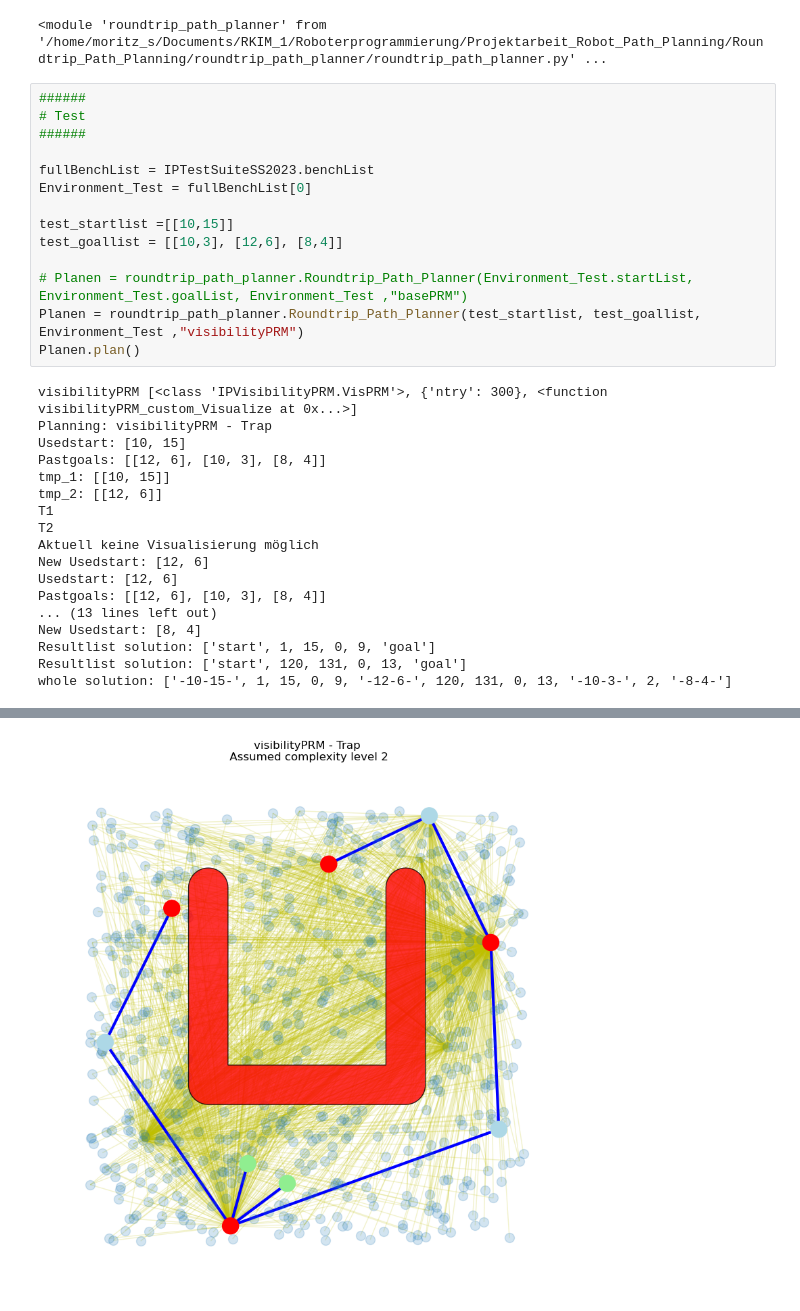
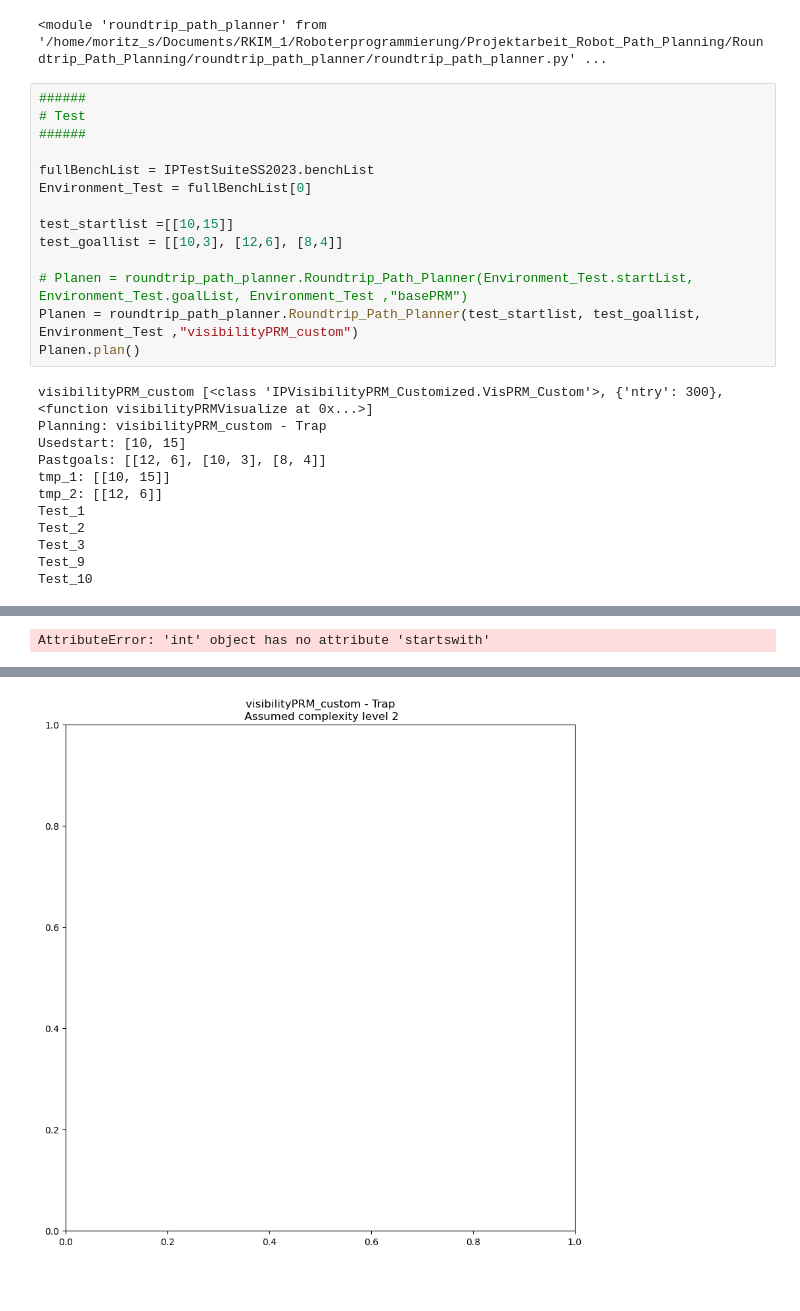
Before and after one commit to moritzscheckenbach/Roundtrip_Path_Planning, a Jupyter notebook: roundtrip_path_planner/Evaluation.ipynb, the cells around one changed output, grey strips where cells are left out. Cells and saved outputs as stored; diff of their text form; blank space fills up the shorter version.

```diff
--- a/roundtrip_path_planner/Evaluation.ipynb
+++ b/roundtrip_path_planner/Evaluation.ipynb
@@ -24,23 +24,17 @@ test_startlist =[[10,15]]
 test_goallist = [[10,3], [12,6], [8,4]]
 
 # Planen = roundtrip_path_planner.Roundtrip_Path_Planner(Environment_Test.startList, Environment_Test.goalList, Environment_Test ,"basePRM")
-Planen = roundtrip_path_planner.Roundtrip_Path_Planner(test_startlist, test_goallist, Environment_Test ,"visibilityPRM")
+Planen = roundtrip_path_planner.Roundtrip_Path_Planner(test_startlist, test_goallist, Environment_Test ,"visibilityPRM_custom")
 Planen.plan()
 # %% [output]
-visibilityPRM [<class 'IPVisibilityPRM.VisPRM'>, {'ntry': 300}, <function visibilityPRM_custom_Visualize at 0x...>]
-Planning: visibilityPRM - Trap
+visibilityPRM_custom [<class 'IPVisibilityPRM_Customized.VisPRM_Custom'>, {'ntry': 300}, <function visibilityPRMVisualize at 0x...>]
+Planning: visibilityPRM_custom - Trap
 Usedstart: [10, 15]
 Pastgoals: [[12, 6], [10, 3], [8, 4]]
 tmp_1: [[10, 15]]
 tmp_2: [[12, 6]]
-T1
-T2
-Aktuell keine Visualisierung möglich
-New Usedstart: [12, 6]
-Usedstart: [12, 6]
-Pastgoals: [[12, 6], [10, 3], [8, 4]]
-... (13 lines left out)
-New Usedstart: [8, 4]
-Resultlist solution: ['start', 1, 15, 0, 9, 'goal']
-Resultlist solution: ['start', 120, 131, 0, 13, 'goal']
-whole solution: ['-10-15-', 1, 15, 0, 9, '-12-6-', 120, 131, 0, 13, '-10-3-', 2, '-8-4-']
+Test_1
+Test_2
+Test_3
+Test_9
+Test_10
@@ -48,0 +59 @@ AttributeError: 'int' object has no attribute 'startswith'
+AttributeError: 'int' object has no attribute 'startswith'
@@ -50 +61 @@ AttributeError: 'int' object has no attribute 'startswith'
-[figure, old version]
+[figure, new version]
```
Also changed, not shown: parts of 1 cell of this notebook, 4 other files.
